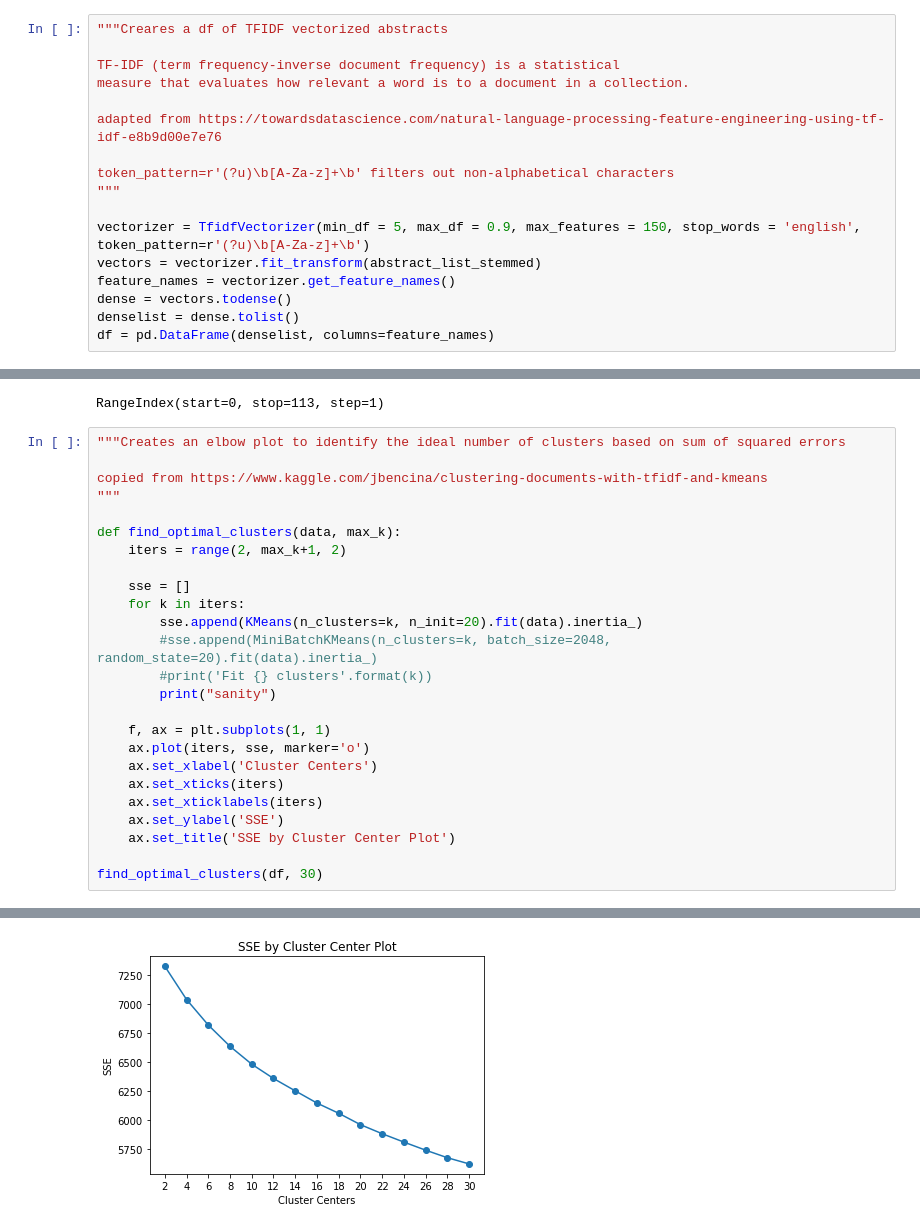
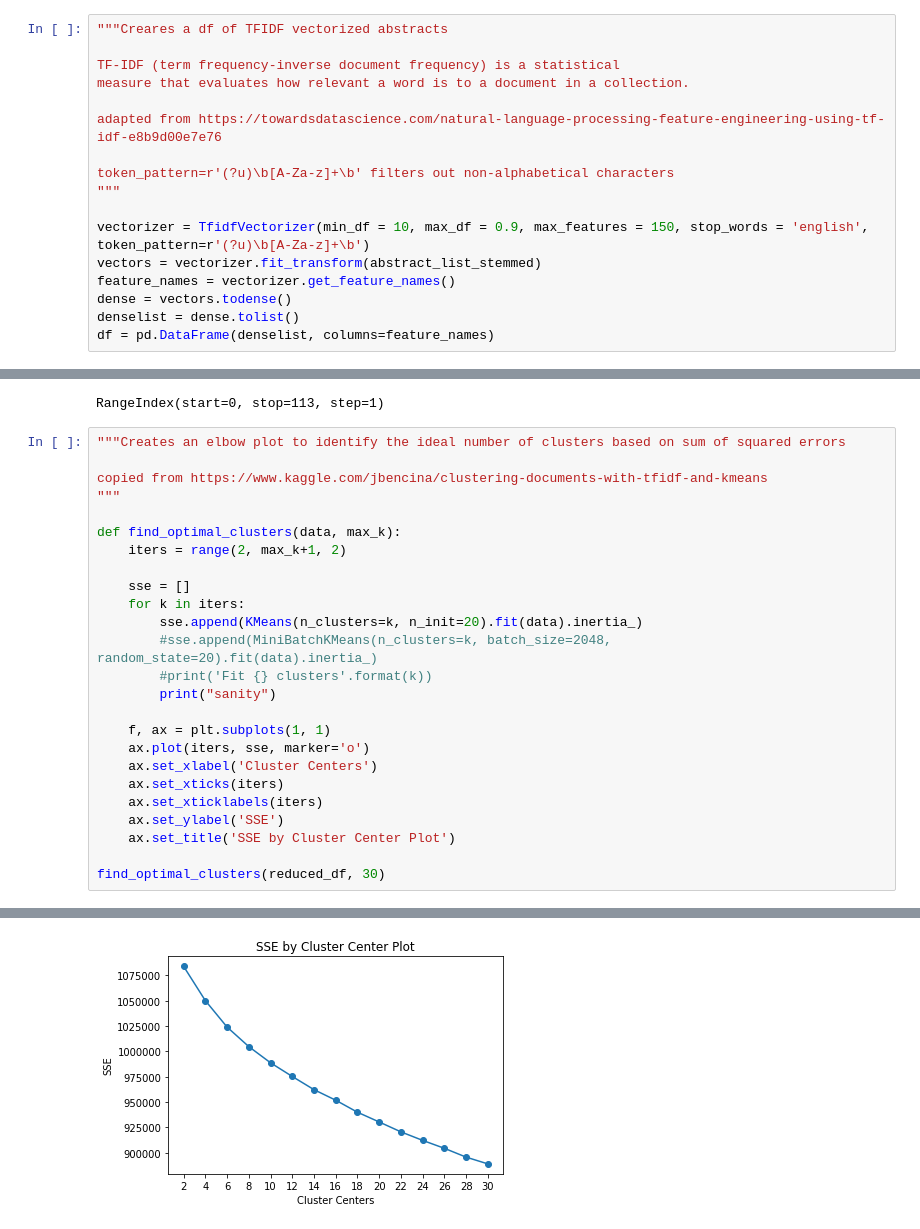
Before and after one commit to jay-feng/CORD-project, a Jupyter notebook: COVID-19 Research Papers K-Means Clustering.ipynb, the cells around one changed output, grey strips where cells are left out. Saved outputs shown, nothing was run; the diff lists cells and outputs as text.

```diff
--- a/COVID-19 Research Papers K-Means Clustering.ipynb
+++ b/COVID-19 Research Papers K-Means Clustering.ipynb
@@ -123,7 +125,7 @@ adapted from https://towardsdatascience.com/natural-language-processing-feature-
 token_pattern=r'(?u)\b[A-Za-z]+\b' filters out non-alphabetical characters
 """
 
-vectorizer = TfidfVectorizer(min_df = 5, max_df = 0.9, max_features = 150, stop_words = 'english', token_pattern=r'(?u)\b[A-Za-z]+\b')
+vectorizer = TfidfVectorizer(min_df = 10, max_df = 0.9, max_features = 150, stop_words = 'english', token_pattern=r'(?u)\b[A-Za-z]+\b')
 vectors = vectorizer.fit_transform(abstract_list_stemmed)
 feature_names = vectorizer.get_feature_names()
 dense = vectors.todense()
@@ -208,35 +210,35 @@ def find_optimal_clusters(data, max_k):
     for k in iters:
         sse.append(KMeans(n_clusters=k, n_init=20).fit(data).inertia_)
         #sse.append(MiniBatchKMeans(n_clusters=k, batch_size=2048, random_state=20).fit(data).inertia_)
         #print('Fit {} clusters'.format(k))
         print("sanity")
 
     f, ax = plt.subplots(1, 1)
     ax.plot(iters, sse, marker='o')
     ax.set_xlabel('Cluster Centers')
     ax.set_xticks(iters)
     ax.set_xticklabels(iters)
     ax.set_ylabel('SSE')
     ax.set_title('SSE by Cluster Center Plot')
 
-find_optimal_clusters(df, 30)
+find_optimal_clusters(reduced_df, 30)
 # %% [output]
 sanity
 sanity
 sanity
 sanity
 sanity
 sanity
 sanity
 sanity
 sanity
 sanity
 sanity
 sanity
 sanity
 sanity
 sanity
-[figure, old version]
+[figure, new version]
 # %%
 """Displays an example of the TFIDF vector for a single paper"""
 
```
Also changed, not shown: parts of 13 cells of this notebook.
